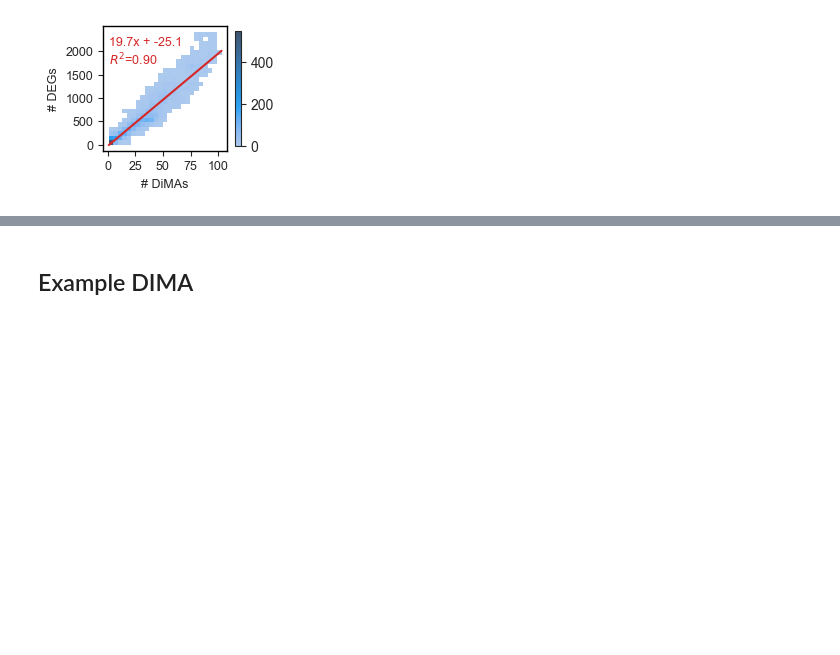
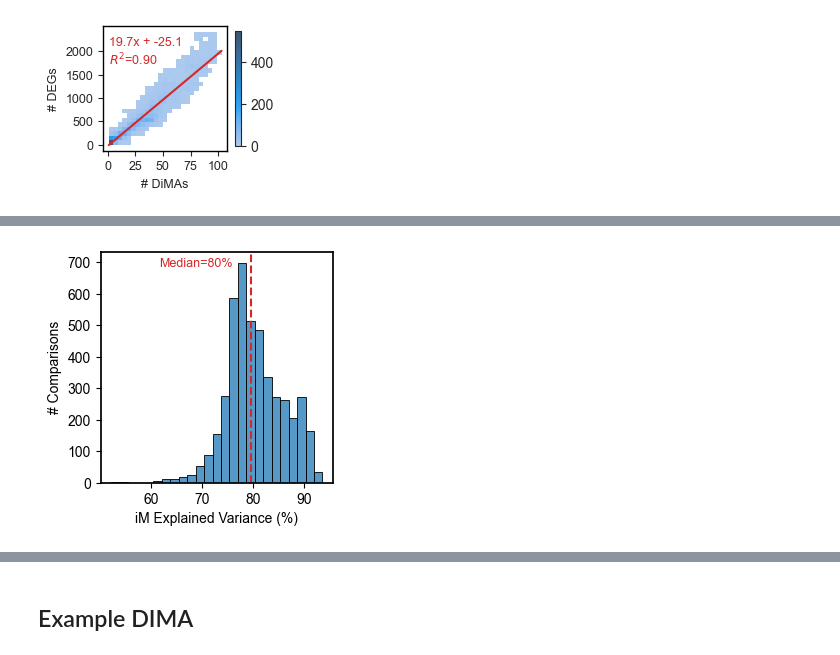
Before and after one commit to SBRG/precise1k, a Jupyter notebook: notebooks/precise1k/fig__investigate_activities.ipynb, the cells around one changed output, grey strips where cells are left out. Drawn from its saved outputs; the diff is of its cells as text; code cells hidden in the pictures; blank space fills up the shorter version.

```diff
--- a/notebooks/precise1k/fig__investigate_activities.ipynb
+++ b/notebooks/precise1k/fig__investigate_activities.ipynb
@@ -224,0 +278,20 @@ plt.savefig(os.path.join(FIG_PATH, 'dima_v_deg.png'), dpi=400, bbox_inches='tigh
+# %%
+_, ax = plt.subplots(figsize=(3, 3))
+
+sns.histplot(ax=ax, data=with_dima, x='exp_var_all', bins=25)
+
+med = np.median(with_dima['exp_var_all'])
+ax.axvline(med, linestyle='--', color='tab:red')
+ax.text(0.57, 0.95, f"Median={med:.0f}%", ha='right', va='center', color='tab:red', fontsize=9, transform=ax.transAxes)
+
+for s in ax.spines.values():
+    s.set_linewidth(1.25)
+    s.set_color('k')
+
+ax.set_xlabel('iM Explained Variance (%)')
+ax.set_ylabel('# Comparisons')
+
+plt.savefig(os.path.join(FIG_PATH, 'im_exp_var_pct.svg'), dpi=400, bbox_inches='tight')
+plt.savefig(os.path.join(FIG_PATH, 'im_exp_var_pct.png'), dpi=400, bbox_inches='tight')
+# %% [output]
+[figure, added]
```
Also changed, not shown: parts of 8 cells of this notebook, 7 other files.
